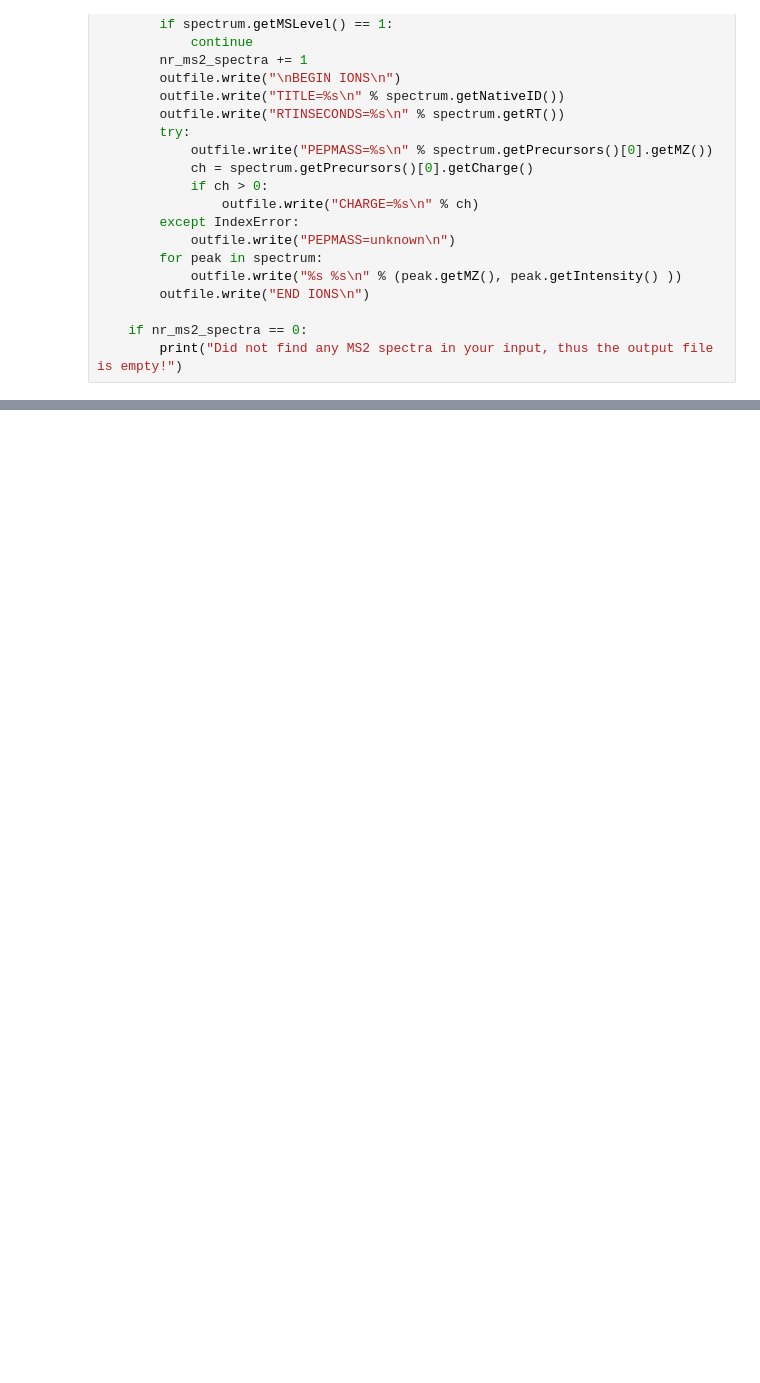
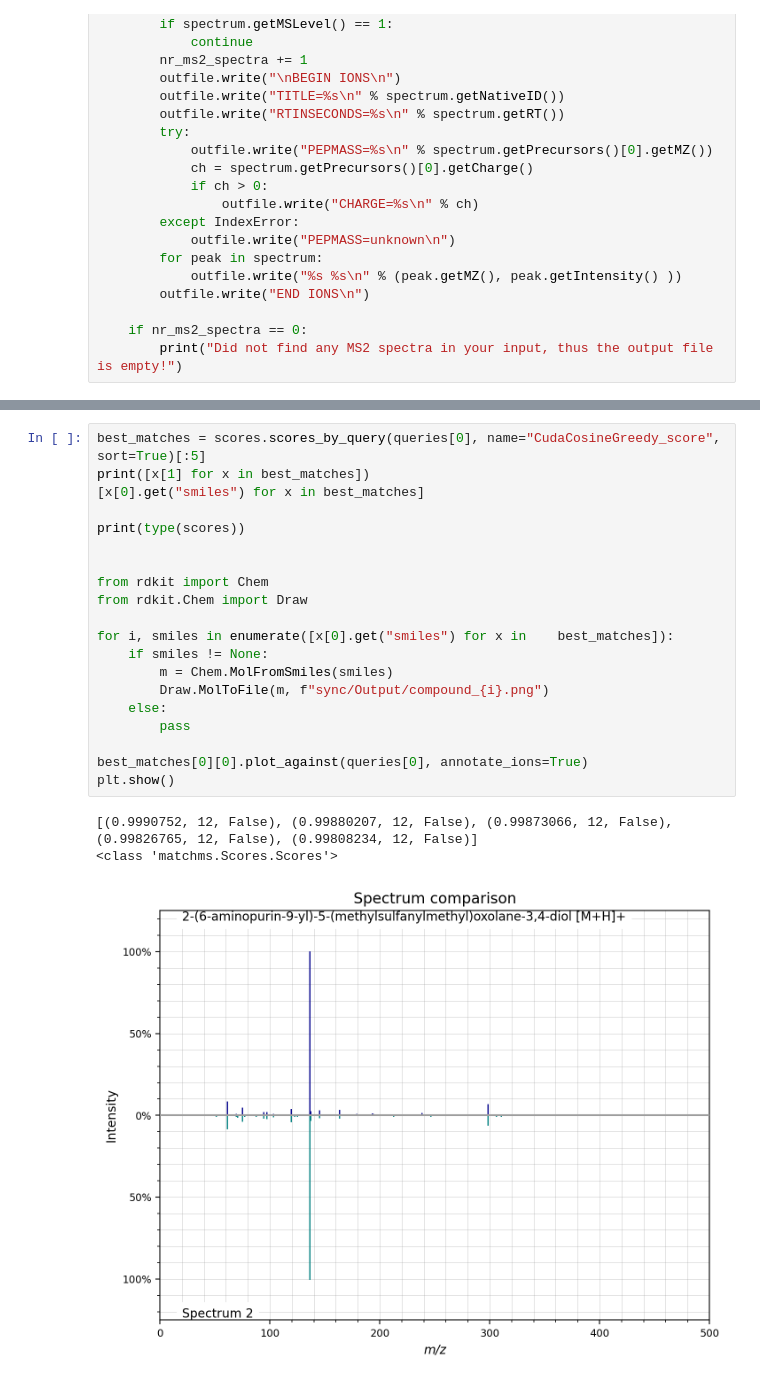
Before and after one commit to jonathan-hunter/Metabolomics-Pipeline, a Jupyter notebook: Docker/sync/metabolomics.ipynb, the cells around one changed output, grey strips where cells are left out. Saved outputs shown, nothing was run; the diff lists cells and outputs as text; blank space fills up the shorter version.

Commit message:
implement MatchMS + SimMS spectra search against GNPS database

```diff
--- a/Docker/sync/metabolomics.ipynb
+++ b/Docker/sync/metabolomics.ipynb
@@ -390,0 +431,24 @@ with open("sync/Output/output_spectrum.mgf", "w") as outfile:
+# %%
+best_matches = scores.scores_by_query(queries[0], name="CudaCosineGreedy_score", sort=True)[:5]
+print([x[1] for x in best_matches])
+[x[0].get("smiles") for x in best_matches]
+
+print(type(scores))
+
+
+from rdkit import Chem
+from rdkit.Chem import Draw
+
+for i, smiles in enumerate([x[0].get("smiles") for x in    best_matches]):
+    if smiles != None:
+        m = Chem.MolFromSmiles(smiles)
+        Draw.MolToFile(m, f"sync/Output/compound_{i}.png")
+    else:
+        pass
+
+best_matches[0][0].plot_against(queries[0], annotate_ions=True)
+plt.show()
+# %% [output]
+[(0.9990752, 12, False), (0.99880207, 12, False), (0.99873066, 12, False), (0.99826765, 12, False), (0.99808234, 12, False)]
+<class 'matchms.Scores.Scores'>
+[figure, added]
```
Also changed, not shown: parts of 2 cells of this notebook.
